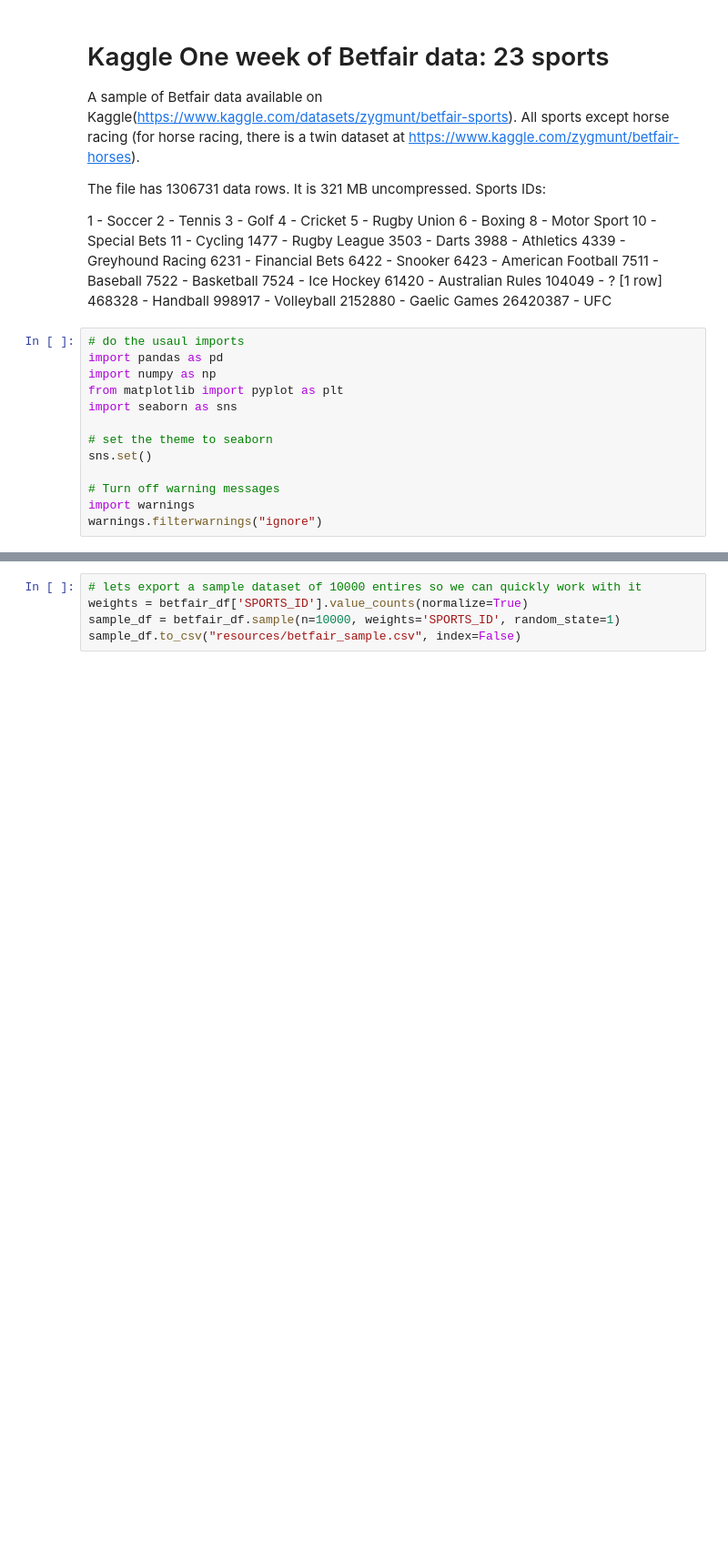
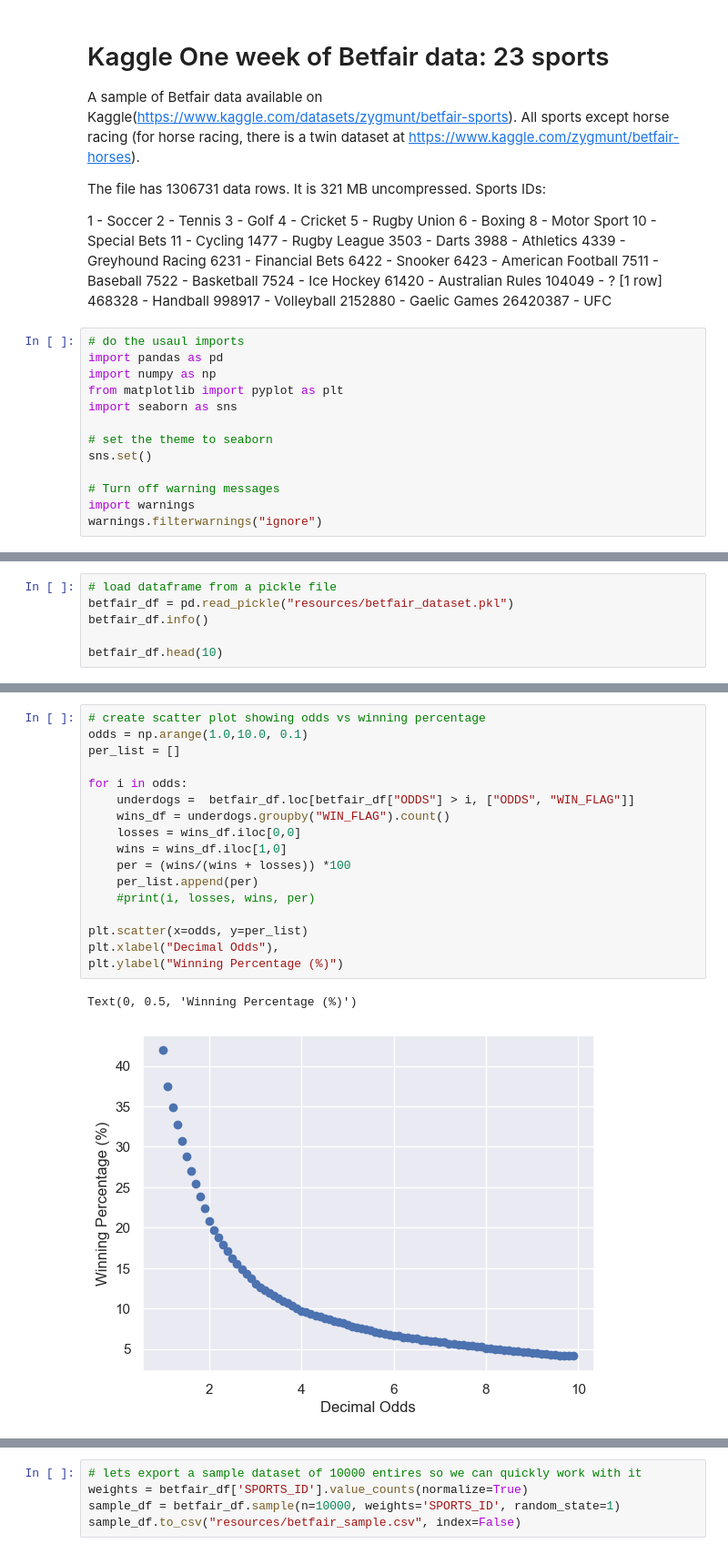
Before and after one commit to ns96/python-betfair, a Jupyter notebook: BetFairEDA_NS.ipynb, the cells around one changed output, grey strips where cells are left out. Shown: that part at 91% size. Drawn from its saved outputs; the diff is of its cells as text; blank space fills up the shorter version.

```diff
--- a/BetFairEDA_NS.ipynb
+++ b/BetFairEDA_NS.ipynb
@@ -110,2 +107,8 @@ betfair_df["WIN_AMOUNT"] = betfair_df["ODDS"] * betfair_df["VOLUME_MATCHED"] * b
+# %%
+# load dataframe from a pickle file
+betfair_df = pd.read_pickle("resources/betfair_dataset.pkl")
+betfair_df.info()
+
+betfair_df.head(10)
 # %%
 betfair_df["SPORTS_ID"].value_counts()
@@ -149,6 +134,26 @@ Total Money Won:  829141033.03
 Total Money Loss:  865806619.89
 Money Difference:  -36665586.86
 [figure]
+# %%
+# create scatter plot showing odds vs winning percentage
+odds = np.arange(1.0,10.0, 0.1)
+per_list = []
+
+for i in odds:
+    underdogs =  betfair_df.loc[betfair_df["ODDS"] > i, ["ODDS", "WIN_FLAG"]]
+    wins_df = underdogs.groupby("WIN_FLAG").count()
+    losses = wins_df.iloc[0,0]
+    wins = wins_df.iloc[1,0]
+    per = (wins/(wins + losses)) *100
+    per_list.append(per)
+    #print(i, losses, wins, per)
+
+plt.scatter(x=odds, y=per_list)
+plt.xlabel("Decimal Odds"),
+plt.ylabel("Winning Percentage (%)")
+# %% [output]
+Text(0, 0.5, 'Winning Percentage (%)')
+[figure, added]
 # %%
 underdogs =  betfair_df.loc[betfair_df["ODDS"] > 3.3, ["ODDS", "WIN_FLAG"]]
 underdogs.groupby("WIN_FLAG").count().plot.bar()
```
Also changed, not shown: parts of 13 cells of this notebook.
